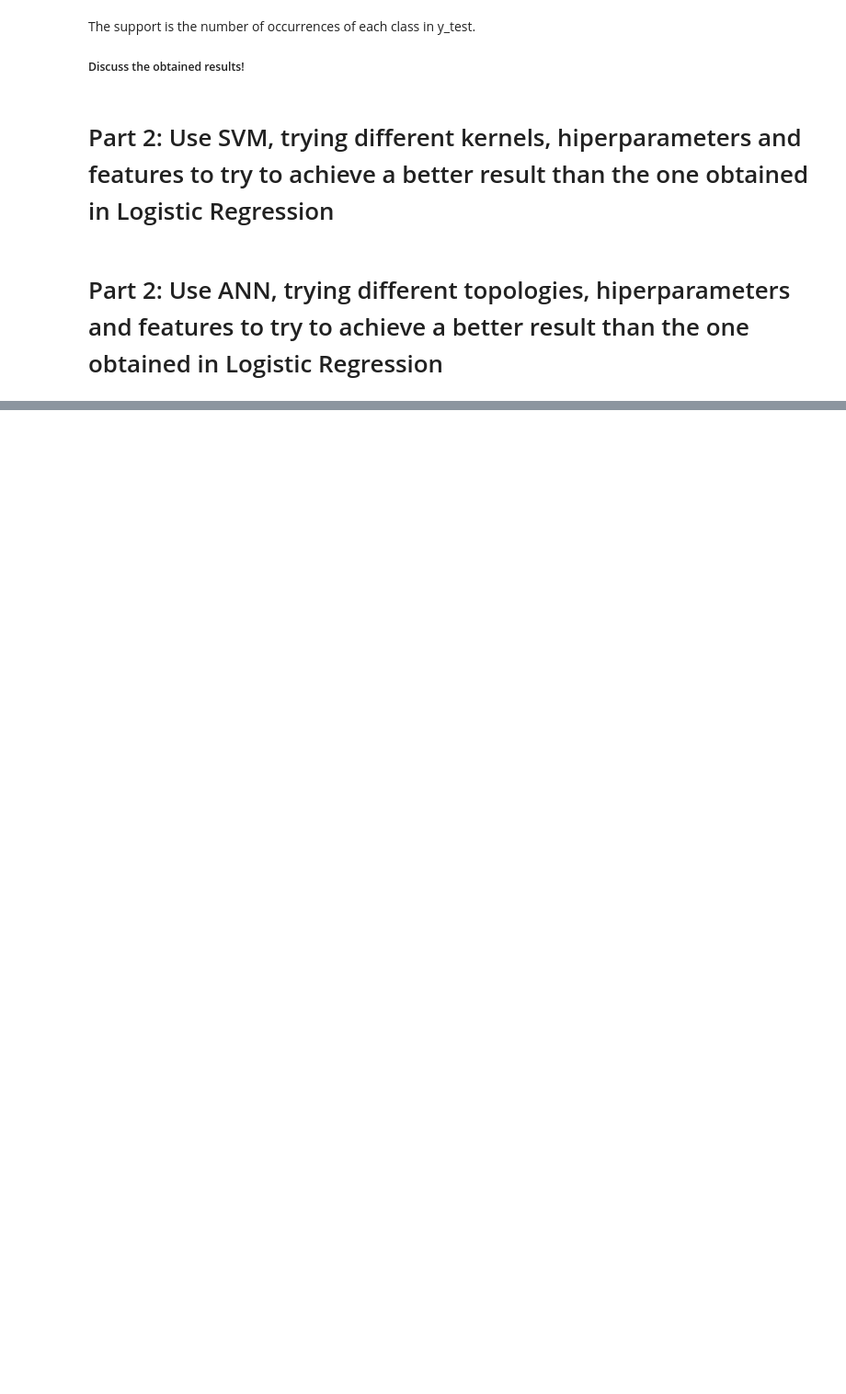
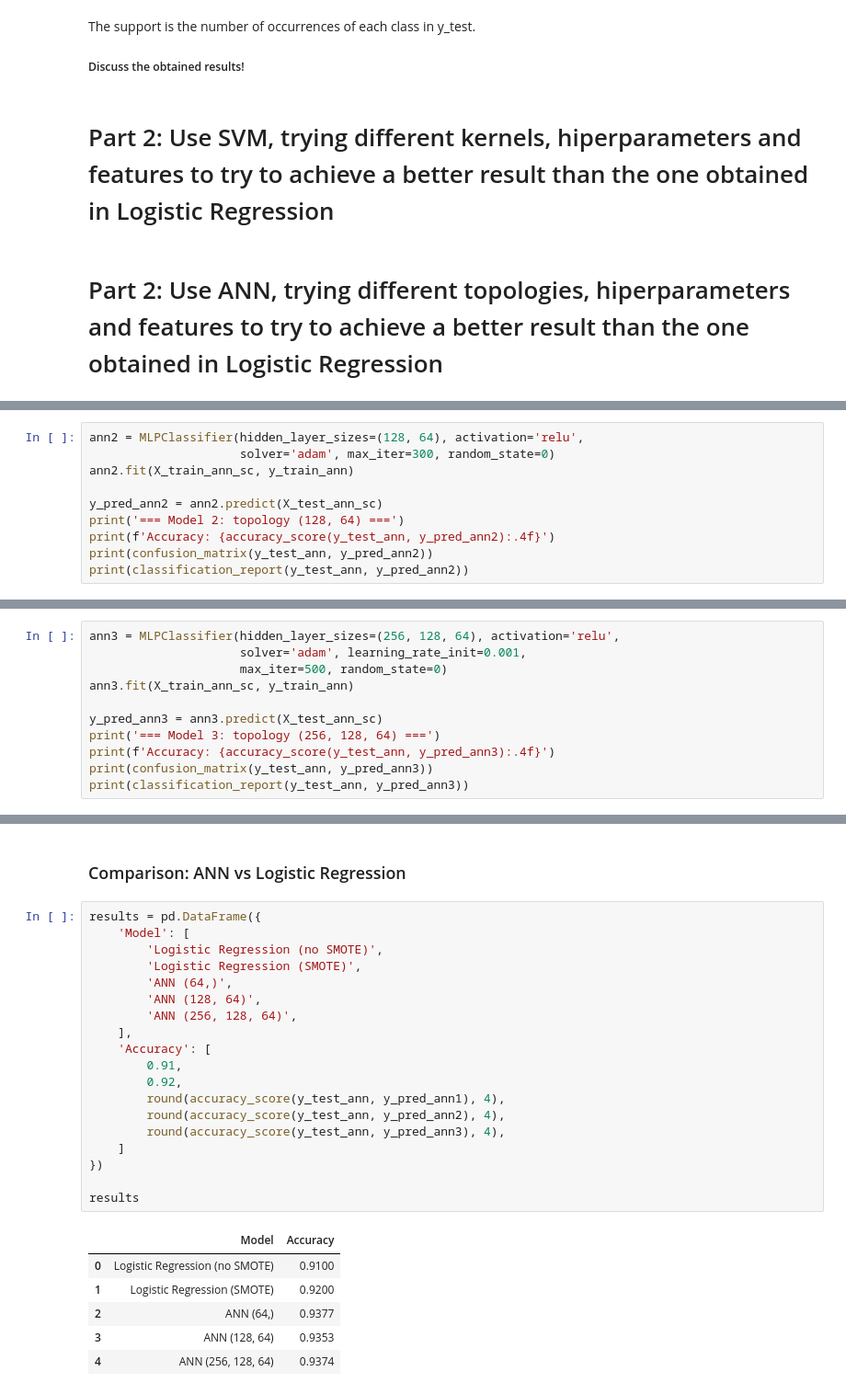
Before and after one commit to jpvalenzuelamolt/CDA, a Jupyter notebook: Session_2_Logistic_Regression_EXERCISE.ipynb, the cells around one changed output, grey strips where cells are left out. Shown at 92% size. Drawn from its saved outputs; the diff is of its cells as text; blank space fills up the shorter version.

```diff
--- a/Session_2_Logistic_Regression_EXERCISE.ipynb
+++ b/Session_2_Logistic_Regression_EXERCISE.ipynb
@@ -540,0 +541,10 @@ The support is the number of occurrences of each class in y_test.
+# %%
+ann2 = MLPClassifier(hidden_layer_sizes=(128, 64), activation='relu',
+                     solver='adam', max_iter=300, random_state=0)
+ann2.fit(X_train_ann_sc, y_train_ann)
+
+y_pred_ann2 = ann2.predict(X_test_ann_sc)
+print('=== Model 2: topology (128, 64) ===')
+print(f'Accuracy: {accuracy_score(y_test_ann, y_pred_ann2):.4f}')
+print(confusion_matrix(y_test_ann, y_pred_ann2))
+print(classification_report(y_test_ann, y_pred_ann2))
@@ -540,0 +567,11 @@ The support is the number of occurrences of each class in y_test.
+# %%
+ann3 = MLPClassifier(hidden_layer_sizes=(256, 128, 64), activation='relu',
+                     solver='adam', learning_rate_init=0.001,
+                     max_iter=500, random_state=0)
+ann3.fit(X_train_ann_sc, y_train_ann)
+
+y_pred_ann3 = ann3.predict(X_test_ann_sc)
+print('=== Model 3: topology (256, 128, 64) ===')
+print(f'Accuracy: {accuracy_score(y_test_ann, y_pred_ann3):.4f}')
+print(confusion_matrix(y_test_ann, y_pred_ann3))
+print(classification_report(y_test_ann, y_pred_ann3))
@@ -540,0 +591,28 @@ The support is the number of occurrences of each class in y_test.
+# %% [markdown]
+### Comparison: ANN vs Logistic Regression
+# %%
+results = pd.DataFrame({
+    'Model': [
+        'Logistic Regression (no SMOTE)',
+        'Logistic Regression (SMOTE)',
+        'ANN (64,)',
+        'ANN (128, 64)',
+        'ANN (256, 128, 64)',
+    ],
+    'Accuracy': [
+        0.91,
+        0.92,
+        round(accuracy_score(y_test_ann, y_pred_ann1), 4),
+        round(accuracy_score(y_test_ann, y_pred_ann2), 4),
+        round(accuracy_score(y_test_ann, y_pred_ann3), 4),
+    ]
+})
+
+results
+# %% [output]
+|  | Model | Accuracy |
+| 0 | Logistic Regression (no SMOTE) | 0.9100 |
+| 1 | Logistic Regression (SMOTE) | 0.9200 |
+| 2 | ANN (64,) | 0.9377 |
+| 3 | ANN (128, 64) | 0.9353 |
+| 4 | ANN (256, 128, 64) | 0.9374 |
```
Also changed, not shown: parts of 22 cells of this notebook.
